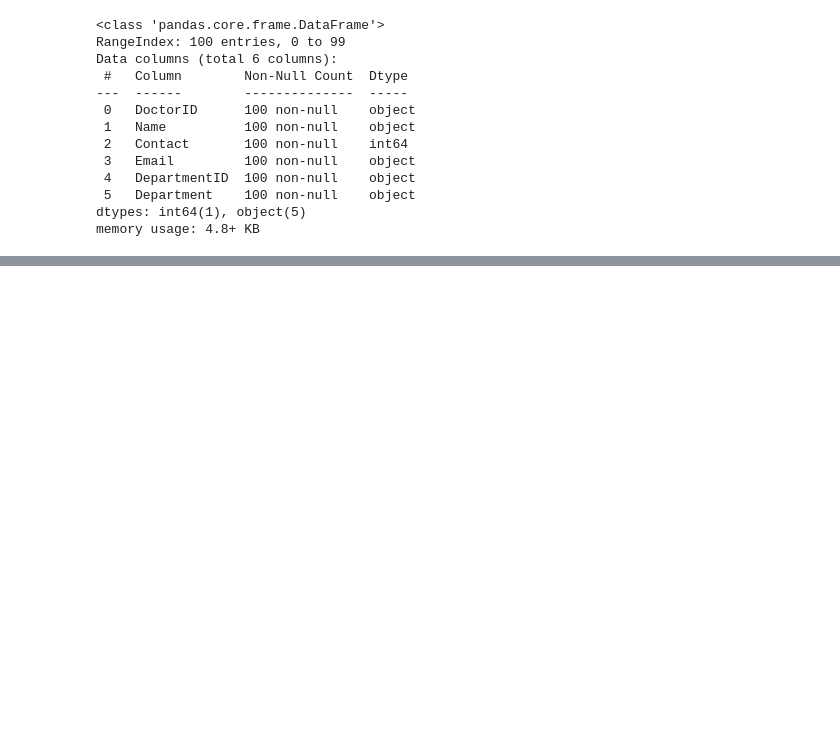
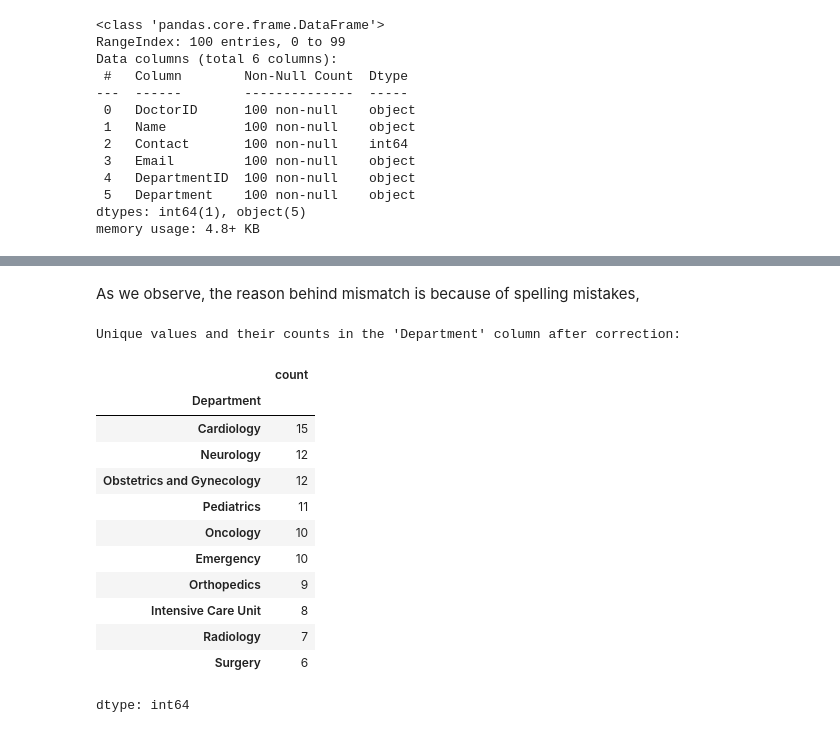
Before and after one commit to ATLAS097/Data-Engineering-CA2, a Jupyter notebook: data_cleaning.ipynb, the cells around one changed output, grey strips where cells are left out. Drawn from its saved outputs; the diff is of its cells as text; code cells hidden in the pictures; blank space fills up the shorter version.

```diff
--- a/data_cleaning.ipynb
+++ b/data_cleaning.ipynb
@@ -647,0 +933,24 @@ There are no null values.
+# %% [markdown]
+As we observe, the reason behind mismatch is because of spelling mistakes,
+# %%
+# Replace 'Emmergency' with 'Emergency' in the 'Department' column of the staff DataFrame
+staff['Department'] = staff['Department'].replace('Emmergency', 'Emergency')
+
+# Count unique values in the 'Department' column to verify the change
+print("Unique values and their counts in the 'Department' column after correction:")
+display(staff['Department'].value_counts())
+# %% [output]
+Unique values and their counts in the 'Department' column after correction:
+|  | count |
+| Department |  |
+| Cardiology | 15 |
+| Neurology | 12 |
+| Obstetrics and Gynecology | 12 |
+| Pediatrics | 11 |
+| Oncology | 10 |
+| Emergency | 10 |
+| Orthopedics | 9 |
+| Intensive Care Unit | 8 |
+| Radiology | 7 |
+| Surgery | 6 |
+dtype: int64
```
Also changed, not shown: parts of 54 cells of this notebook.
